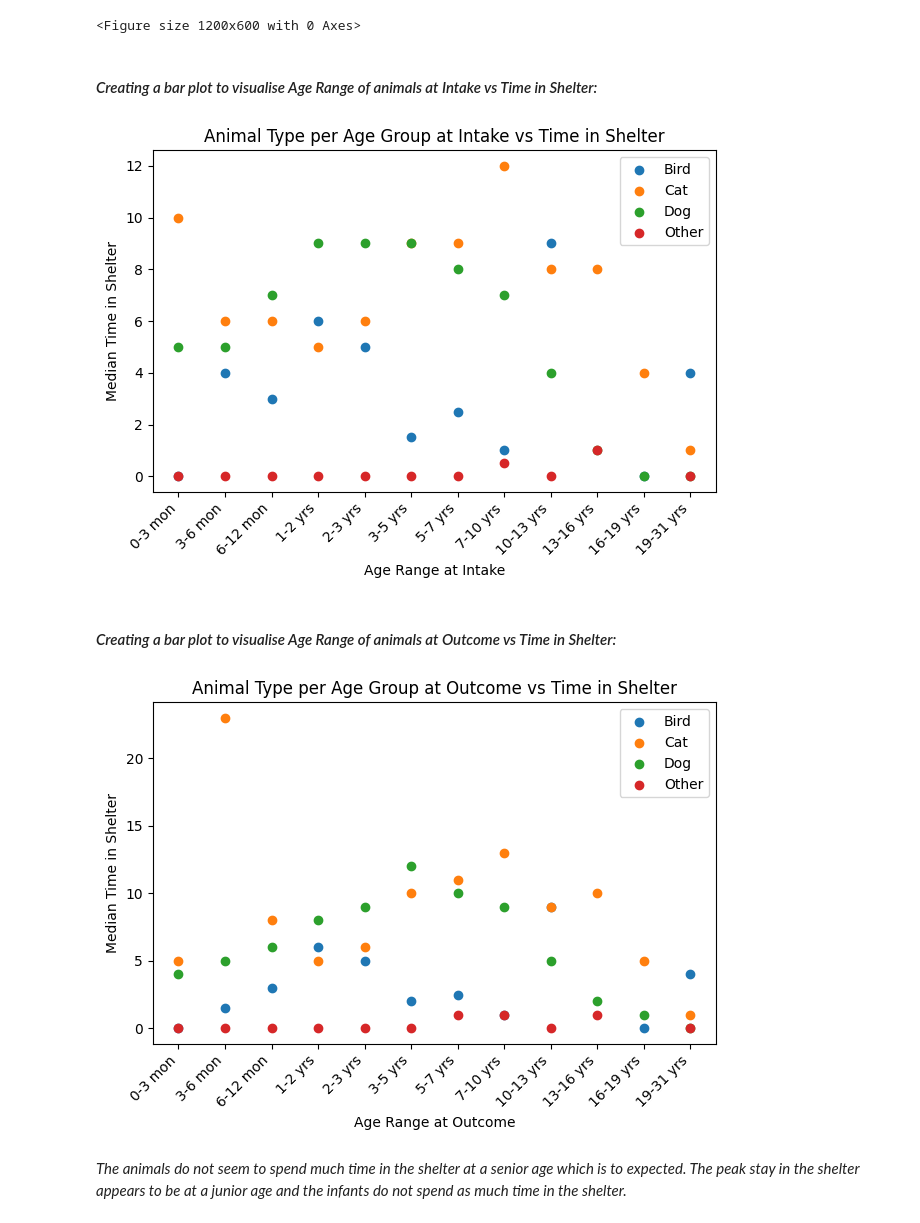
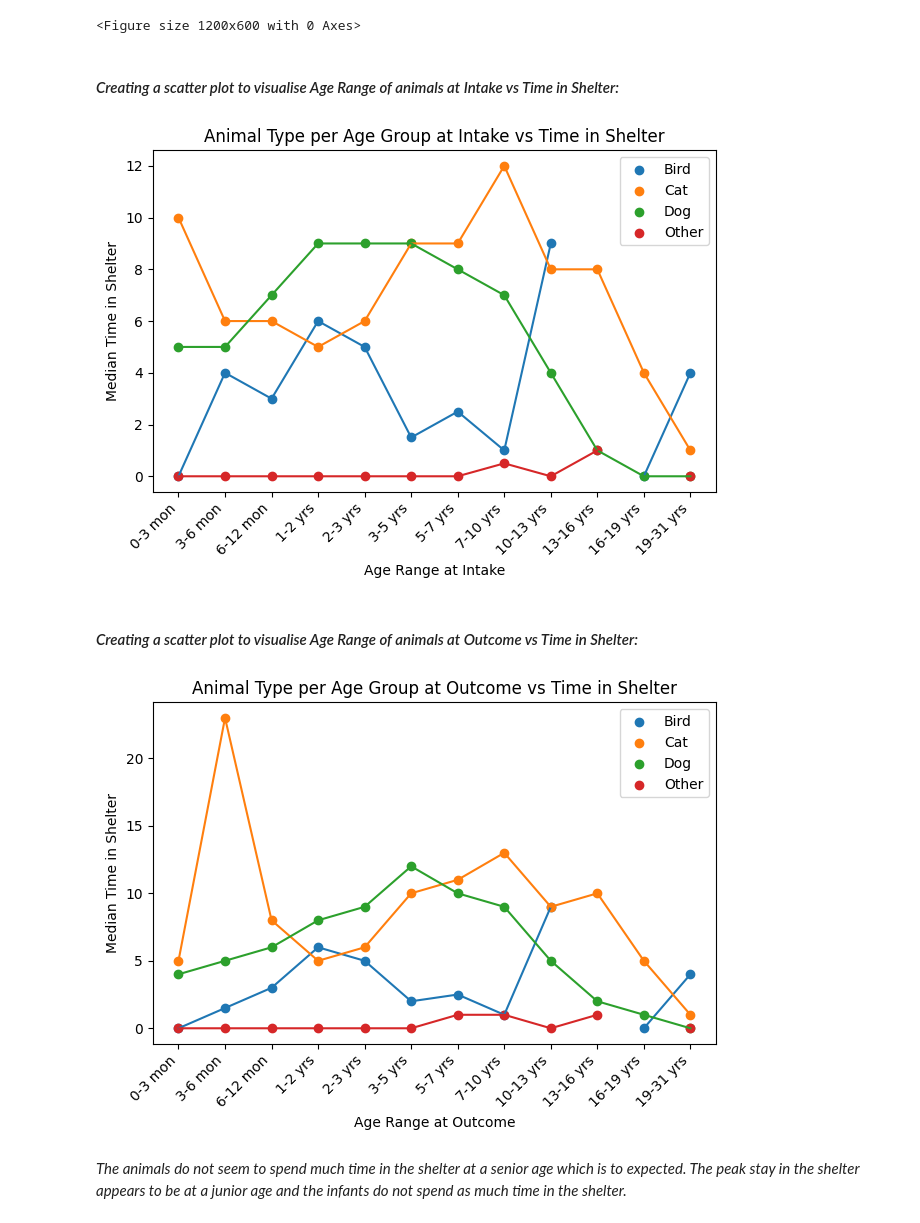
Before and after one commit to a-messmer/AAC_prelim_data_analysis_project, a Jupyter notebook: Project-api.ipynb, the cells around one changed output. Cells and saved outputs as stored; diff of their text form; code cells hidden in the pictures.

Commit message:
Added lines between scatters on scatter plot to improve readability

```diff
--- a/Project-api.ipynb
+++ b/Project-api.ipynb
@@ -1247,34 +1247,35 @@ plt.show()
 [figure]
 <Figure size 1200x600 with 0 Axes>
 # %% [markdown]
-#### *Creating a bar plot to visualise Age Range of animals at Intake vs Time in Shelter:*
+#### *Creating a scatter plot to visualise Age Range of animals at Intake vs Time in Shelter:*
 # %%
 # converting Time in Shelter (timedelta data type) to numeric (days):
 shelter_df['Time In Shelter'] = shelter_df['Time In Shelter'].dt.days
 # %%
 # ensuring 'Age Range at Intake' column is string type:
 shelter_df['Animal', 'Age Range at Intake'] = shelter_df['Age Range at Intake'].astype(str)
 
 # Grouping data and calculating median Time in Shelter by 'Age Range at Intake' and 'Animal'
 ageAnimalTimeIntMedian = shelter_df.groupby(['Age Range at Intake', 'Animal'])['Time In Shelter'].median().unstack()
 
 # Creating a scatter plot:
 for Animal in ageAnimalTimeIntMedian.columns:
     plt.scatter(ageAnimalTimeIntMedian.index, ageAnimalTimeIntMedian[Animal], label = Animal)
+    plt.plot(ageAnimalTimeIntMedian.index, ageAnimalTimeIntMedian[Animal])
 
 # plotting a scatter plot to show Animal Type per Age Group at Intake vs Time in Shelter:
 plt.xlabel('Age Range at Intake')
 plt.ylabel('Median Time in Shelter')
 plt.title('Animal Type per Age Group at Intake vs Time in Shelter')
 plt.xticks(rotation = 45, ha = 'right')
 plt.legend()
 
 plt.tight_layout()
 plt.show()
 # %% [output]
-[figure, old version]
+[figure, new version]
 # %% [markdown]
-#### *Creating a bar plot to visualise Age Range of animals at Outcome vs Time in Shelter:*
+#### *Creating a scatter plot to visualise Age Range of animals at Outcome vs Time in Shelter:*
 # %%
 # ensuring 'Age Range at Outcome' column is string type:
 shelter_df['Animal', 'Age Range at Outcome'] = shelter_df['Age Range at Outcome'].astype(str)
@@ -1285,6 +1286,7 @@ ageAnimalTimeOutMedian = shelter_df.groupby(['Age Range at Outcome', 'Animal'])[
 # Creating a scatter plot:
 for Animal in ageAnimalTimeOutMedian.columns:
     plt.scatter(ageAnimalTimeOutMedian.index, ageAnimalTimeOutMedian[Animal], label = Animal)
+    plt.plot(ageAnimalTimeOutMedian.index, ageAnimalTimeOutMedian[Animal])
 
 # plotting a scatter plot to show Animal Type per Age Group at Outcome vs Time in Shelter:
 plt.xlabel('Age Range at Outcome')
@@ -1296,7 +1298,7 @@ plt.legend()
 plt.tight_layout()
 plt.show()
 # %% [output]
-[figure, old version]
+[figure, new version]
 # %% [markdown]
 *The animals do not seem to spend much time in the shelter at a senior age which is to expected. The peak stay in the shelter appears to be at a junior age and the infants do not spend as much time in the shelter.*
 # %% [markdown]
```
Also changed, not shown: parts of 22 cells of this notebook.
